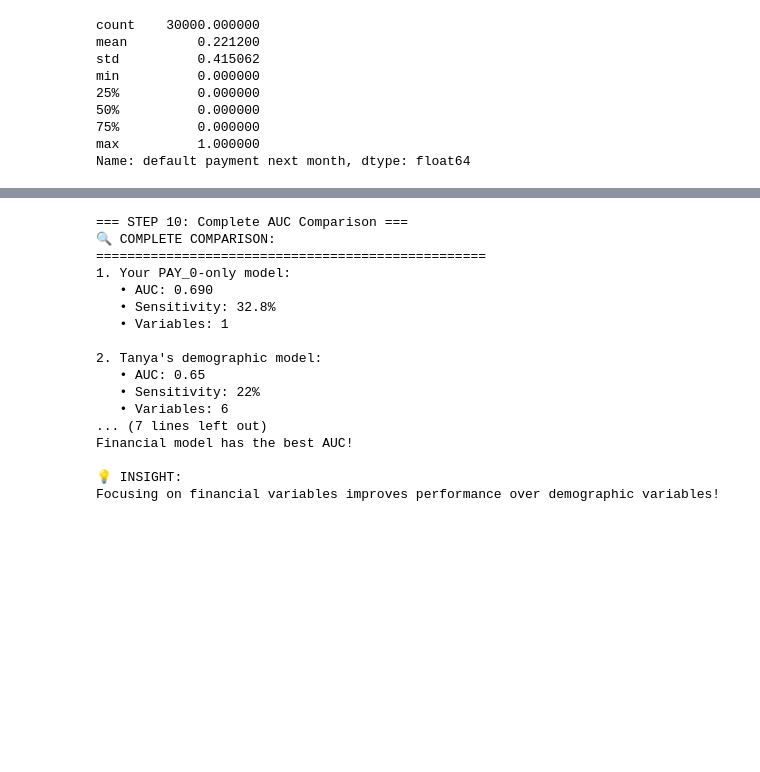
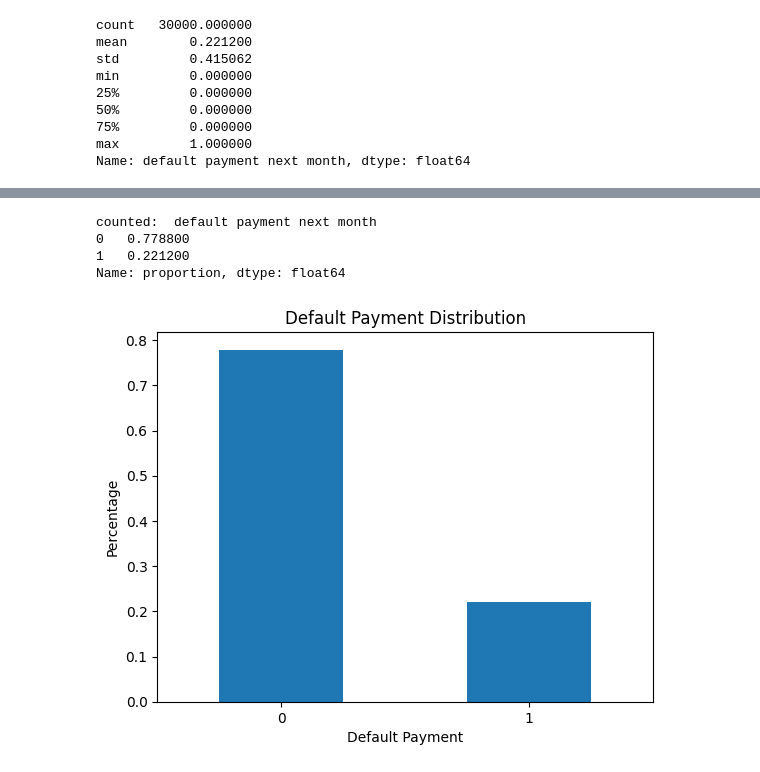
Before and after one commit to MaximeBoulat/AAI500-TeamProject, a Jupyter notebook: MaxNotebook.ipynb, the cells around one changed output, grey strips where cells are left out. Drawn from its saved outputs; the diff is of its cells as text; code cells hidden in the pictures; blank space fills up the shorter version.

Commit message:
Logistic Regression draft

```diff
--- a/MaxNotebook.ipynb
+++ b/MaxNotebook.ipynb
@@ -1341,56 +282,18 @@ Specificity (identifying non-defaulters): 96.7%
-# %%
-# Step 10: Calculate AUC for your original PAY_0-only model for comparison
-print("=== STEP 10: Complete AUC Comparison ===")
-
-# Calculate AUC for the original single-variable model
-y_prob_original = logistic_model.predict_proba(X)[:, 1]
-auc_original = roc_auc_score(y, y_prob_original)
-
-print("🔍 COMPLETE COMPARISON:")
-print("=" * 50)
-print(f"1. Your PAY_0-only model:")
-print(f"   • AUC: {auc_original:.3f}")
-print(f"   • Sensitivity: 32.8%")
-print(f"   • Variables: 1")
-
-print(f"\n2. Tanya's demographic model:")
-print(f"   • AUC: 0.65")
-print(f"   • Sensitivity: 22%")
-print(f"   • Variables: 6")
-
-print(f"\n3. Financial-focused model:")
-print(f"   • AUC: {auc_fin:.3f}")
-print(f"   • Sensitivity: {sensitivity_fin:.1%}")
-print(f"   • Variables: 4")
-
-print(f"\n🏆 WINNER:")
-if auc_fin > max(auc_original, 0.65):
-    print(f"Financial model has the best AUC!")
-elif auc_original > max(auc_fin, 0.65):
-    print(f"Your simple PAY_0 model has the best AUC!")
-else:
-    print(f"Tanya's model has the best AUC!")
-
-print(f"\n💡 INSIGHT:")
-if auc_fin > 0.65:
-    print("Focusing on financial variables improves performance over demographic variables!")
-else:
-    print("Adding financial variables doesn't significantly improve the model.")
-# %% [output]
-=== STEP 10: Complete AUC Comparison ===
-🔍 COMPLETE COMPARISON:
-==================================================
-1. Your PAY_0-only model:
-   • AUC: 0.690
-   • Sensitivity: 32.8%
-   • Variables: 1
-
-2. Tanya's demographic model:
-   • AUC: 0.65
-   • Sensitivity: 22%
-   • Variables: 6
-... (7 lines left out)
-Financial model has the best AUC!
-
-💡 INSIGHT:
-Focusing on financial variables improves performance over demographic variables!
+# %%
+counted = default_payment.value_counts(normalize=True)
+
+print("counted: ", counted)
+
+counted.plot.bar()
+
+plt.title('Default Payment Distribution')
+plt.xlabel('Default Payment')
+plt.ylabel('Percentage')
+plt.xticks(rotation=0)
+plt.show()
+# %% [output]
+counted:  default payment next month
+0   0.778800
+1   0.221200
+Name: proportion, dtype: float64
+[figure, added]
```
Also changed, not shown: parts of 87 cells of this notebook.
